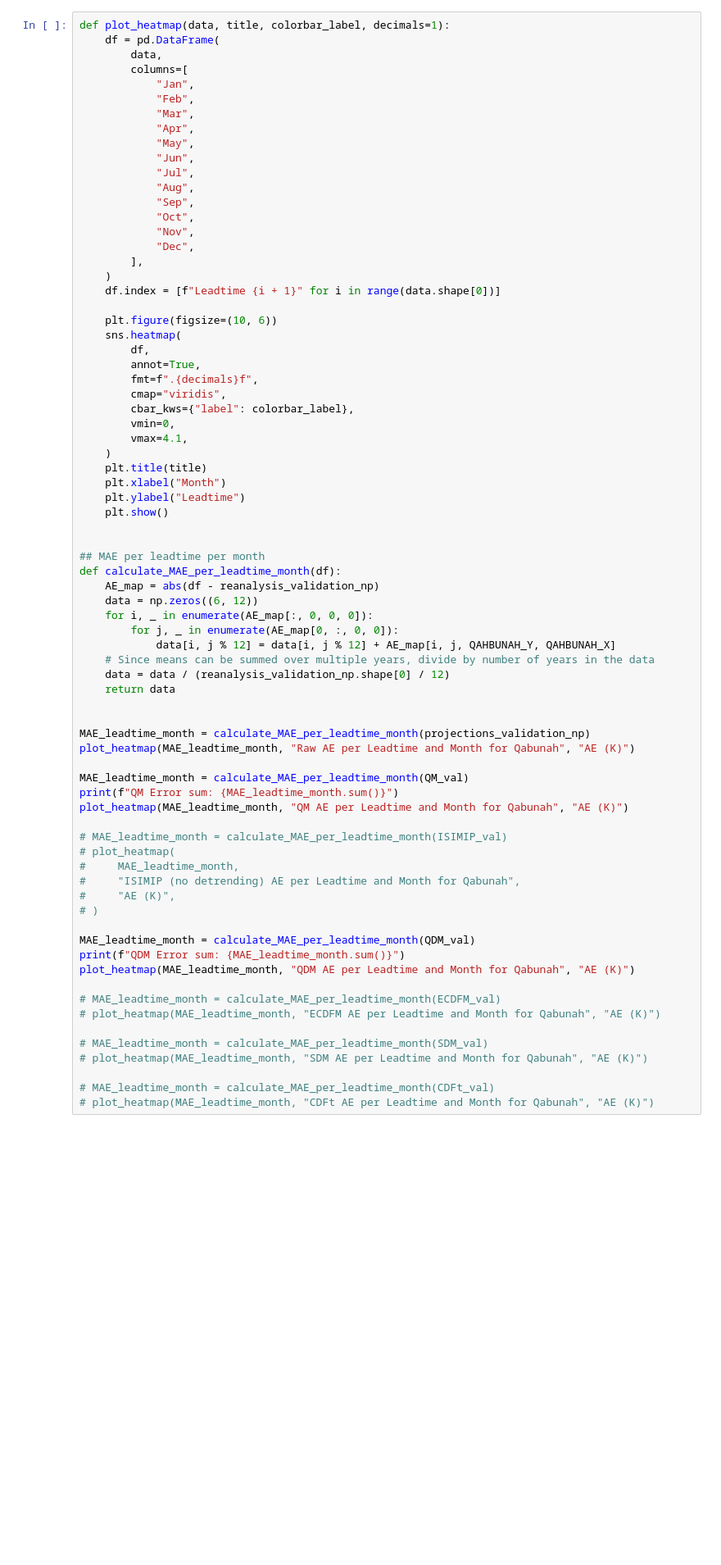
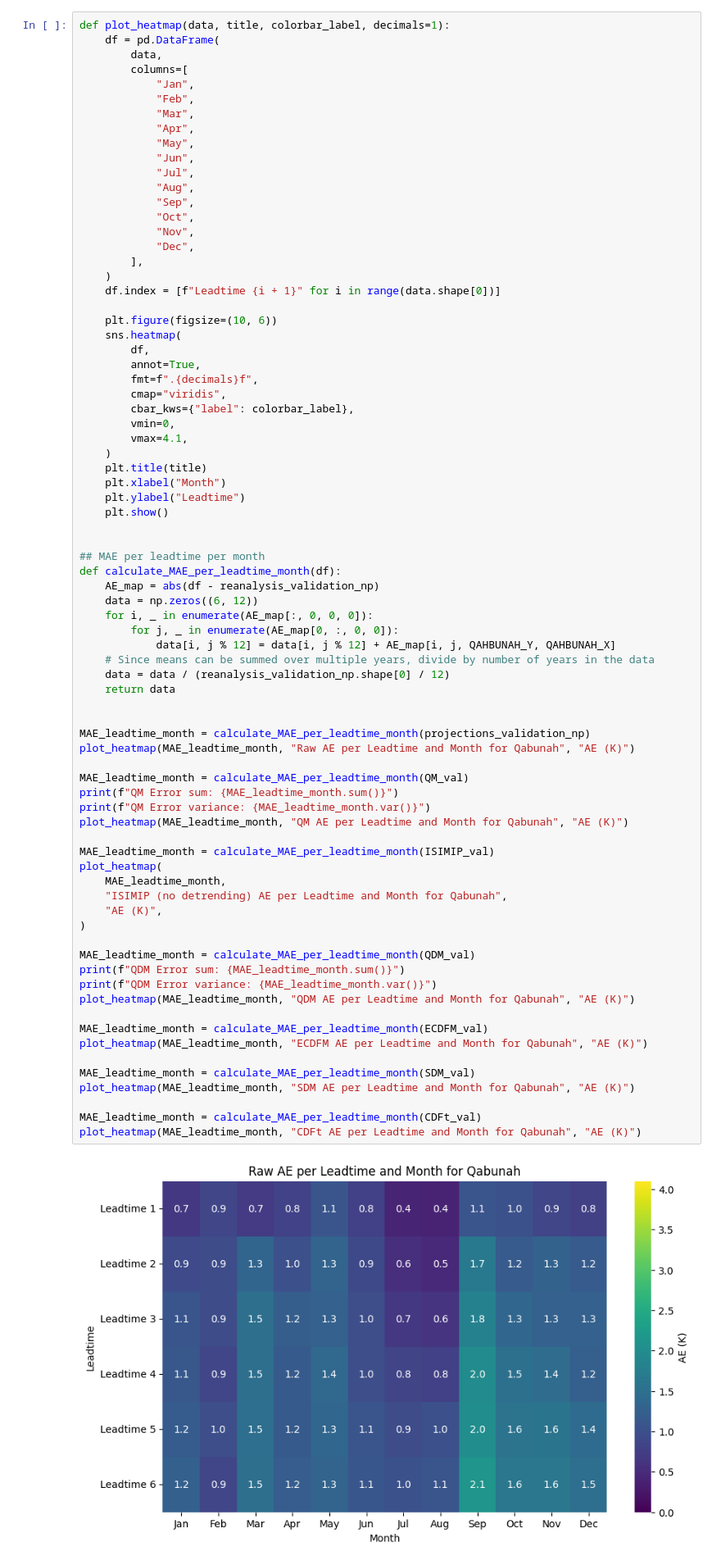
Before and after one commit to FutureWater/bucra, a Jupyter notebook: copernicus/bias_adjustment_analysis.ipynb, the cells around one changed output. Shown at 82% size. Saved outputs shown, nothing was run; the diff lists cells and outputs as text; blank space fills up the shorter version.

```diff
--- a/copernicus/bias_adjustment_analysis.ipynb
+++ b/copernicus/bias_adjustment_analysis.ipynb
@@ -257,42 +257,46 @@ def plot_heatmap(data, title, colorbar_label, decimals=1):
     plt.ylabel("Leadtime")
     plt.show()
 
 
 ## MAE per leadtime per month
 def calculate_MAE_per_leadtime_month(df):
     AE_map = abs(df - reanalysis_validation_np)
     data = np.zeros((6, 12))
     for i, _ in enumerate(AE_map[:, 0, 0, 0]):
         for j, _ in enumerate(AE_map[0, :, 0, 0]):
             data[i, j % 12] = data[i, j % 12] + AE_map[i, j, QAHBUNAH_Y, QAHBUNAH_X]
     # Since means can be summed over multiple years, divide by number of years in the data
     data = data / (reanalysis_validation_np.shape[0] / 12)
     return data
 
 
 MAE_leadtime_month = calculate_MAE_per_leadtime_month(projections_validation_np)
 plot_heatmap(MAE_leadtime_month, "Raw AE per Leadtime and Month for Qabunah", "AE (K)")
 
 MAE_leadtime_month = calculate_MAE_per_leadtime_month(QM_val)
 print(f"QM Error sum: {MAE_leadtime_month.sum()}")
+print(f"QM Error variance: {MAE_leadtime_month.var()}")
 plot_heatmap(MAE_leadtime_month, "QM AE per Leadtime and Month for Qabunah", "AE (K)")
 
-# MAE_leadtime_month = calculate_MAE_per_leadtime_month(ISIMIP_val)
-# plot_heatmap(
-#     MAE_leadtime_month,
-#     "ISIMIP (no detrending) AE per Leadtime and Month for Qabunah",
-#     "AE (K)",
-# )
+MAE_leadtime_month = calculate_MAE_per_leadtime_month(ISIMIP_val)
+plot_heatmap(
+    MAE_leadtime_month,
+    "ISIMIP (no detrending) AE per Leadtime and Month for Qabunah",
+    "AE (K)",
+)
 
 MAE_leadtime_month = calculate_MAE_per_leadtime_month(QDM_val)
 print(f"QDM Error sum: {MAE_leadtime_month.sum()}")
+print(f"QDM Error variance: {MAE_leadtime_month.var()}")
 plot_heatmap(MAE_leadtime_month, "QDM AE per Leadtime and Month for Qabunah", "AE (K)")
 
-# MAE_leadtime_month = calculate_MAE_per_leadtime_month(ECDFM_val)
-# plot_heatmap(MAE_leadtime_month, "ECDFM AE per Leadtime and Month for Qabunah", "AE (K)")
+MAE_leadtime_month = calculate_MAE_per_leadtime_month(ECDFM_val)
+plot_heatmap(MAE_leadtime_month, "ECDFM AE per Leadtime and Month for Qabunah", "AE (K)")
 
-# MAE_leadtime_month = calculate_MAE_per_leadtime_month(SDM_val)
-# plot_heatmap(MAE_leadtime_month, "SDM AE per Leadtime and Month for Qabunah", "AE (K)")
+MAE_leadtime_month = calculate_MAE_per_leadtime_month(SDM_val)
+plot_heatmap(MAE_leadtime_month, "SDM AE per Leadtime and Month for Qabunah", "AE (K)")
 
-# MAE_leadtime_month = calculate_MAE_per_leadtime_month(CDFt_val)
-# plot_heatmap(MAE_leadtime_month, "CDFt AE per Leadtime and Month for Qabunah", "AE (K)")
+MAE_leadtime_month = calculate_MAE_per_leadtime_month(CDFt_val)
+plot_heatmap(MAE_leadtime_month, "CDFt AE per Leadtime and Month for Qabunah", "AE (K)")
+# %% [output]
+[figure, added]
```
Also changed, not shown: parts of 2 cells of this notebook.
